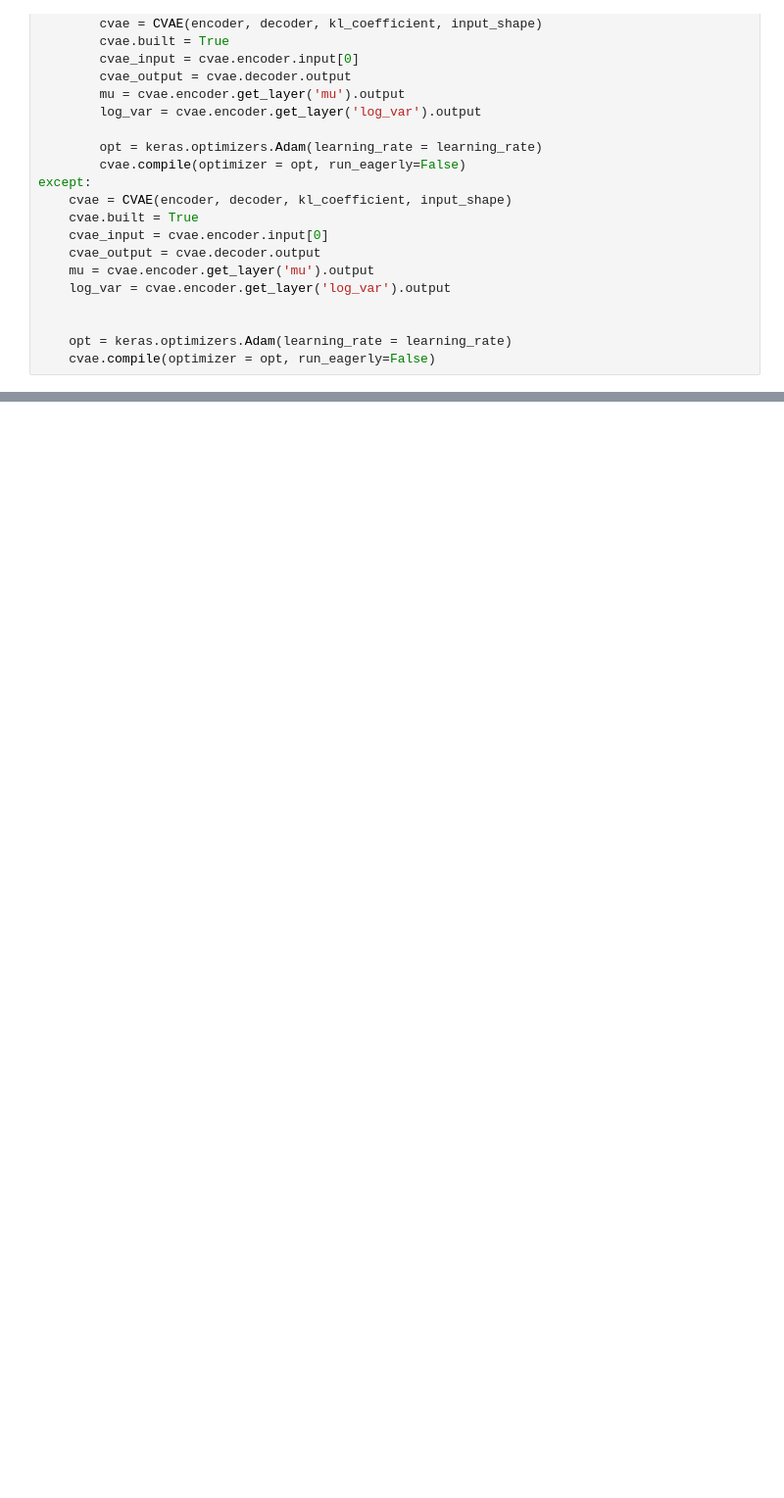
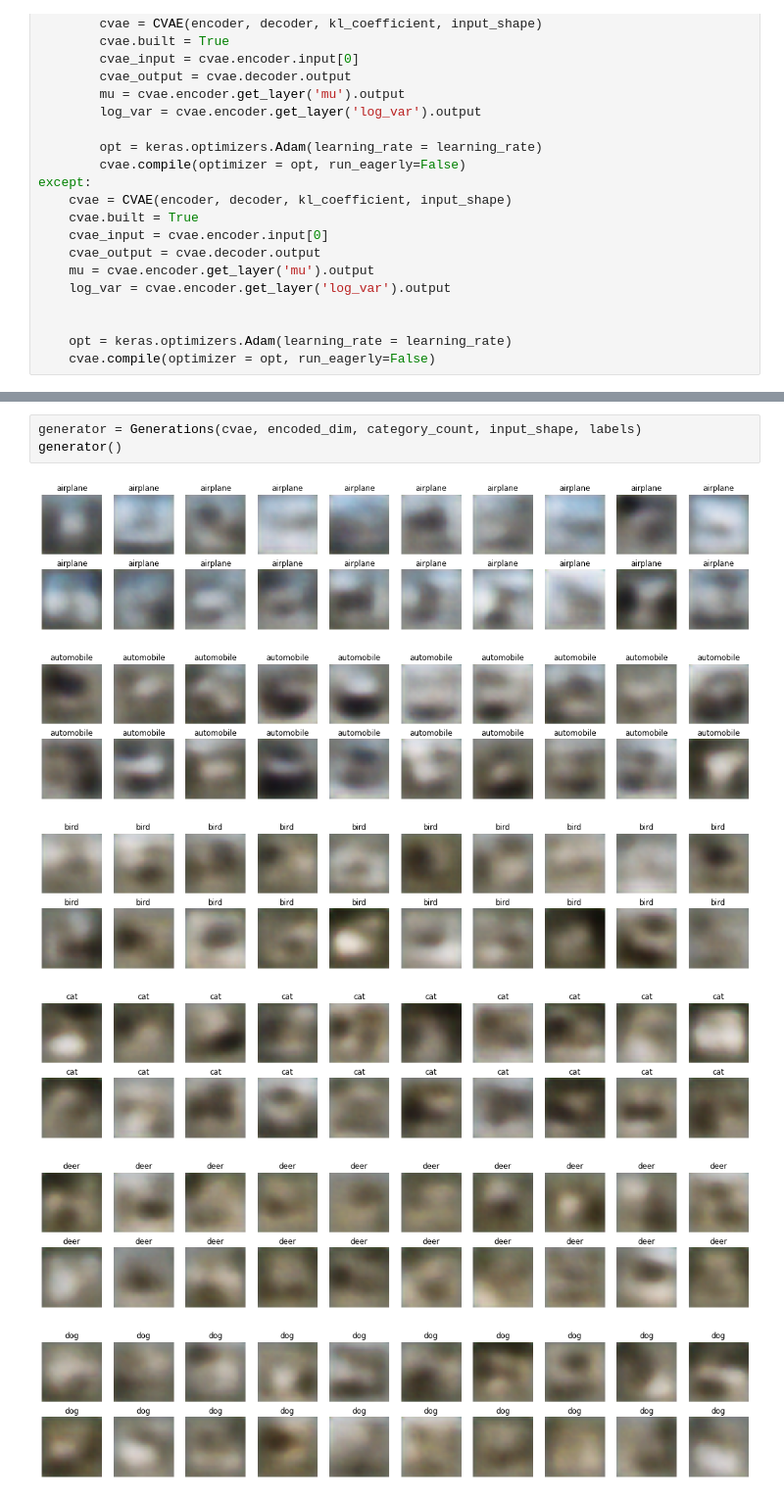
Before and after one commit to nderus/H-VAE, a Jupyter notebook: train.ipynb, the cells around one changed output, grey strips where cells are left out. Shown at 98% size. Drawn from its saved outputs; the diff is of its cells as text; blank space fills up the shorter version.

Commit message:
activations and generations

```diff
--- a/train.ipynb
+++ b/train.ipynb
@@ -109,0 +161,10 @@ embedding(cvae, encoded_dim, category_count, train_x, test_x, val_x, train_y, te
+# %%
+generator = Generations(cvae, encoded_dim, category_count, input_shape, labels)
+generator()
+# %% [output]
+[figure, added]
+[figure, added]
+[figure, added]
+[figure, added]
+[figure, added]
+[figure, added]
```
Also changed, not shown: parts of 12 cells of this notebook, 5 other files.
